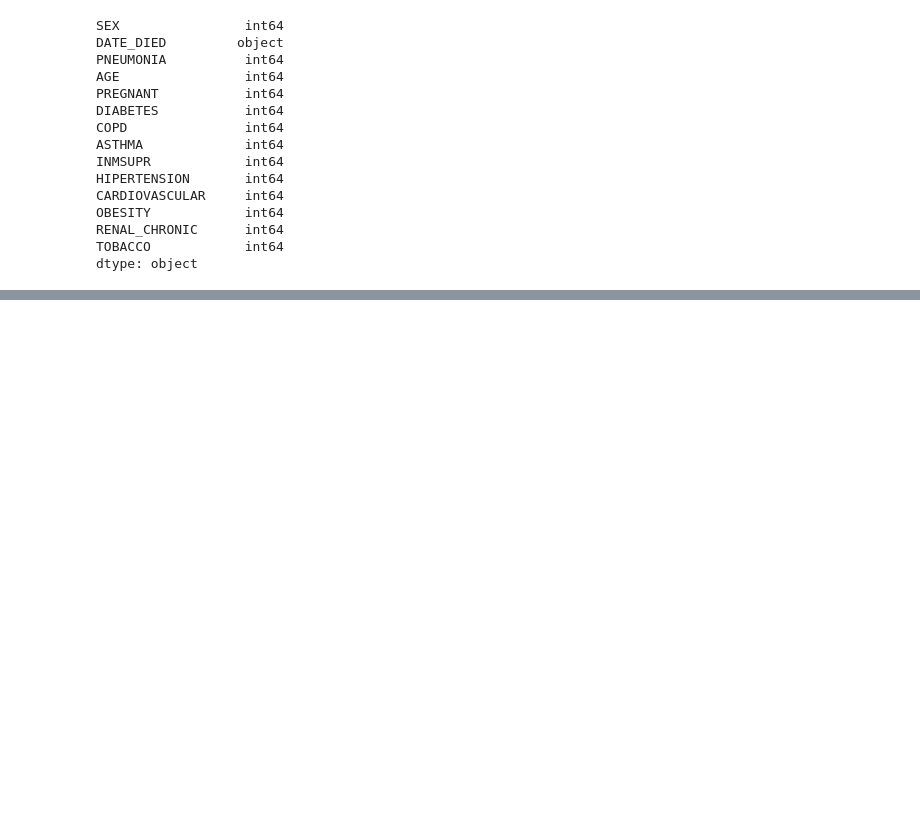
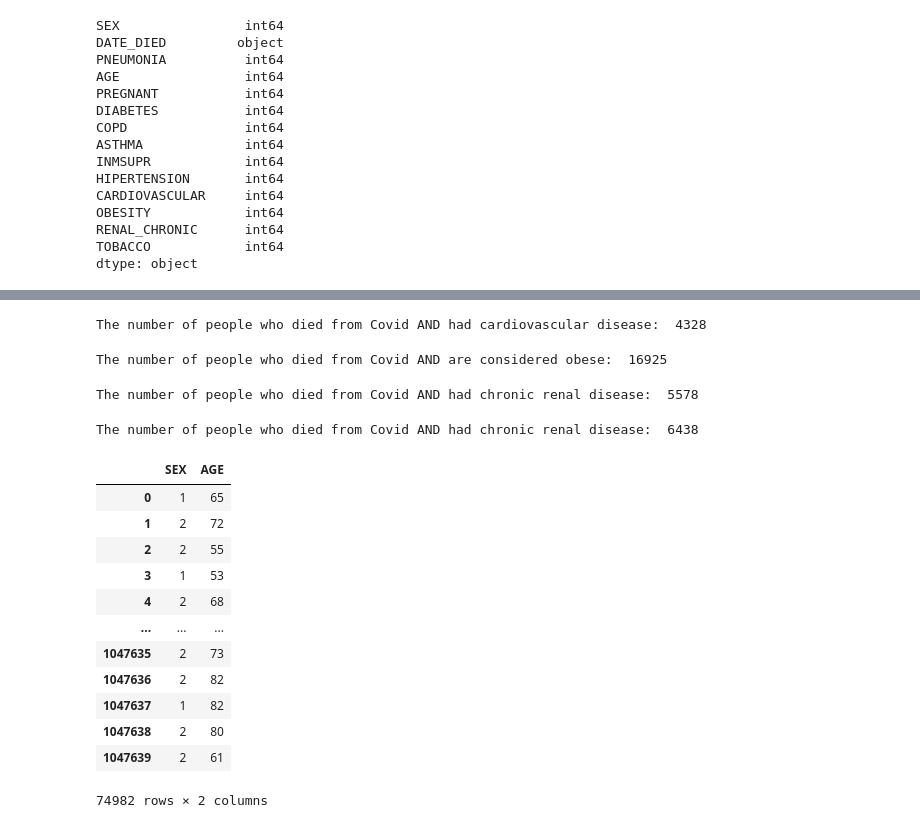
Before and after one commit to rvroomiii/group_hub, a Jupyter notebook: Covid-dataset-2.ipynb, the cells around one changed output, grey strips where cells are left out. Cells and saved outputs as stored; diff of their text form; code cells hidden in the pictures; blank space fills up the shorter version.

```diff
--- a/Covid-dataset-2.ipynb
+++ b/Covid-dataset-2.ipynb
@@ -136,0 +141,20 @@ TOBACCO
+# %%
+Cardiovascular = np.sum(covid_df['CARDIOVASCULAR'] == 1)
+print("The number of people who died from Covid AND had cardiovascular disease: ", Cardiovascular)
+# %% [output]
+The number of people who died from Covid AND had cardiovascular disease:  4328
+# %%
+Obesity = np.sum(covid_df['OBESITY'] == 1)
+print("The number of people who died from Covid AND are considered obese: ", Obesity)
+# %% [output]
+The number of people who died from Covid AND are considered obese:  16925
+# %%
+Renal = np.sum(covid_df['RENAL_CHRONIC'] == 1)
+print("The number of people who died from Covid AND had chronic renal disease: ", Renal)
+# %% [output]
+The number of people who died from Covid AND had chronic renal disease:  5578
+# %%
+Tobacco = np.sum(covid_df['TOBACCO'] == 1)
+print("The number of people who died from Covid AND had chronic renal disease: ", Tobacco)
+# %% [output]
+The number of people who died from Covid AND had chronic renal disease:  6438
@@ -136,0 +163,17 @@ TOBACCO
+# %%
+Covid_gender_age_df = pd.DataFrame(covid_df, columns =['SEX','AGE'])
+Covid_gender_age_df
+# %% [output]
+|  | SEX | AGE |
+| 0 | 1 | 65 |
+| 1 | 2 | 72 |
+| 2 | 2 | 55 |
+| 3 | 1 | 53 |
+| 4 | 2 | 68 |
+| ... | ... | ... |
+| 1047635 | 2 | 73 |
+| 1047636 | 2 | 82 |
+| 1047637 | 1 | 82 |
+| 1047638 | 2 | 80 |
+| 1047639 | 2 | 61 |
+74982 rows × 2 columns
```
Also changed, not shown: parts of 20 cells of this notebook.
